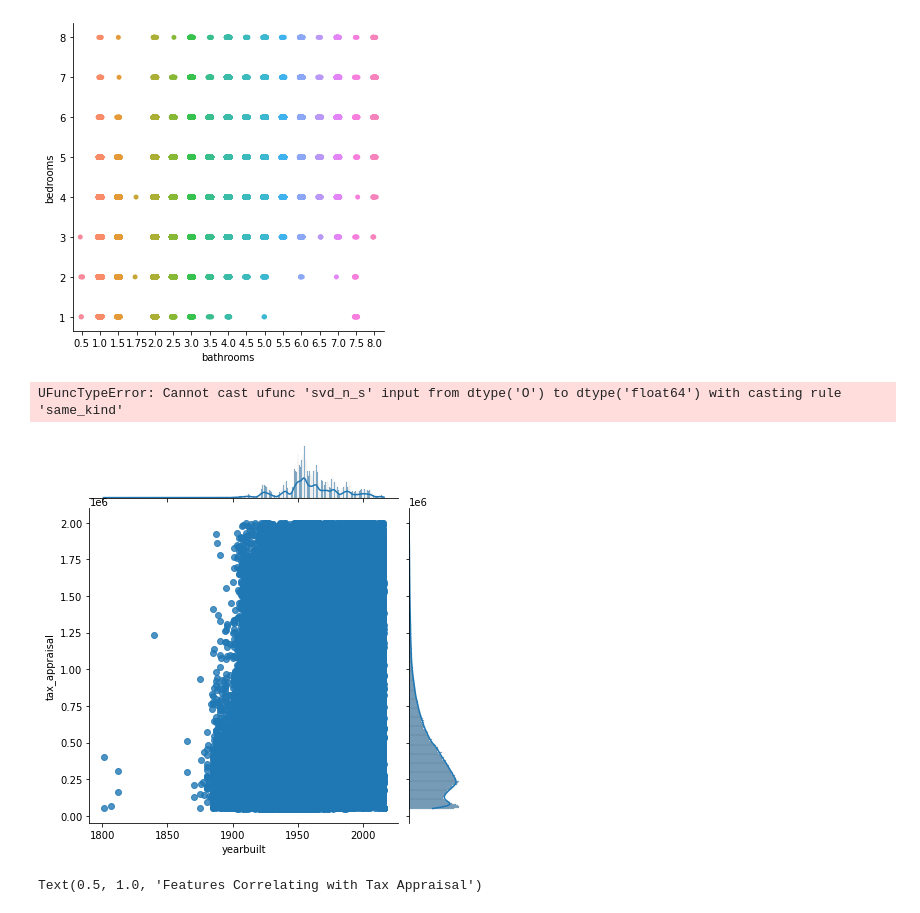
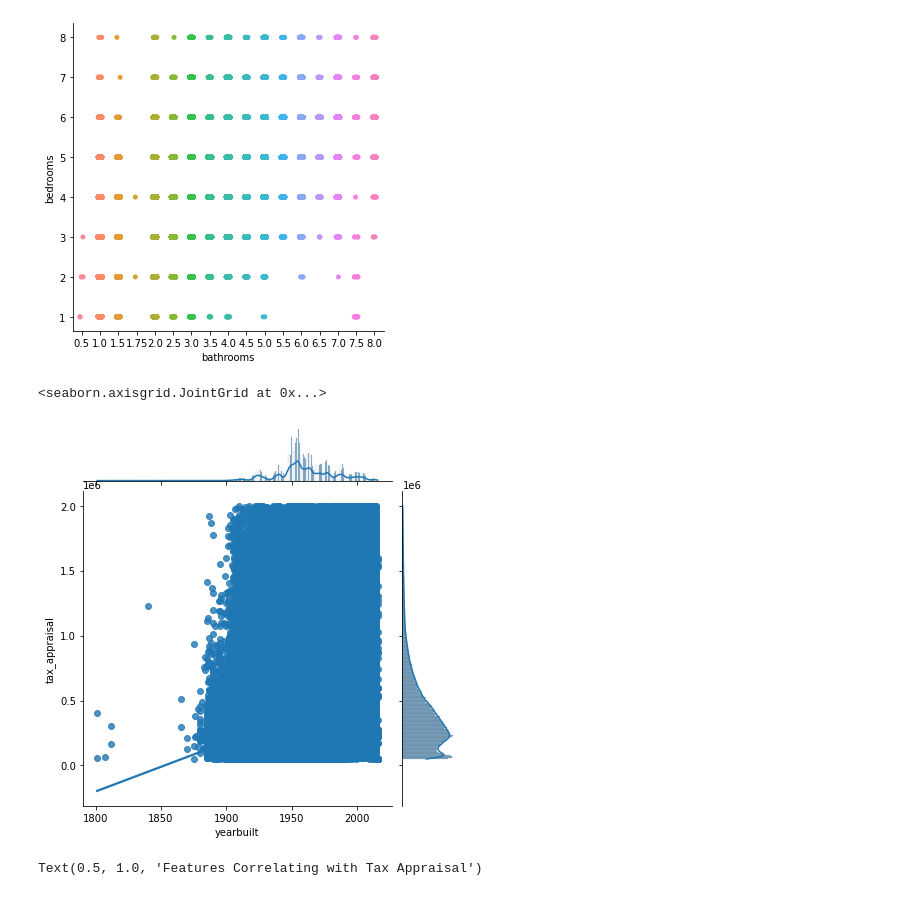
Before and after one commit to QMCBT-JustinEvans/regression-exercises, a Jupyter notebook: explore.ipynb, the cells around one changed output. Cells and saved outputs as stored; diff of their text form; code cells hidden in the pictures.

```diff
--- a/explore.ipynb
+++ b/explore.ipynb
@@ -17,6 +17,8 @@ from sklearn.preprocessing import RobustScaler
 from sklearn.preprocessing import QuantileTransformer
 
 import seaborn as sns
+import matplotlib as mpl
+mpl.rcParams['agg.path.chunksize'] = 10000
 import matplotlib.pyplot as plt
 # Only works inside notebook
 %matplotlib inline
@@ -322,10 +325,10 @@ sns.catplot(data=train, y='bedrooms', x='bathrooms')
 <seaborn.axisgrid.FacetGrid at 0x...>
 [figure]
 # %%
-sns.jointplot(data=train, x=train.yearbuilt, y=train.tax_appraisal, kind='reg')
+sns.jointplot(data=qty_df.astype('float64'), x=qty_df.astype('float64').yearbuilt, y=qty_df.astype('float64').tax_appraisal, kind='reg')
 # %% [output]
-UFuncTypeError: Cannot cast ufunc 'svd_n_s' input from dtype('O') to dtype('float64') with casting rule 'same_kind'
+<seaborn.axisgrid.JointGrid at 0x...>
-[figure, old version]
+[figure, new version]
 # %%
 plt.figure(figsize=(8, 12))
 heatmap = sns.heatmap(train.corr(method='spearman')[['tax_appraisal']].sort_values(by='tax_appraisal', ascending=False), vmin=-1, vmax=1, annot=True, cmap='BrBG')
```
Also changed, not shown: parts of 25 cells of this notebook, 1 other file.
